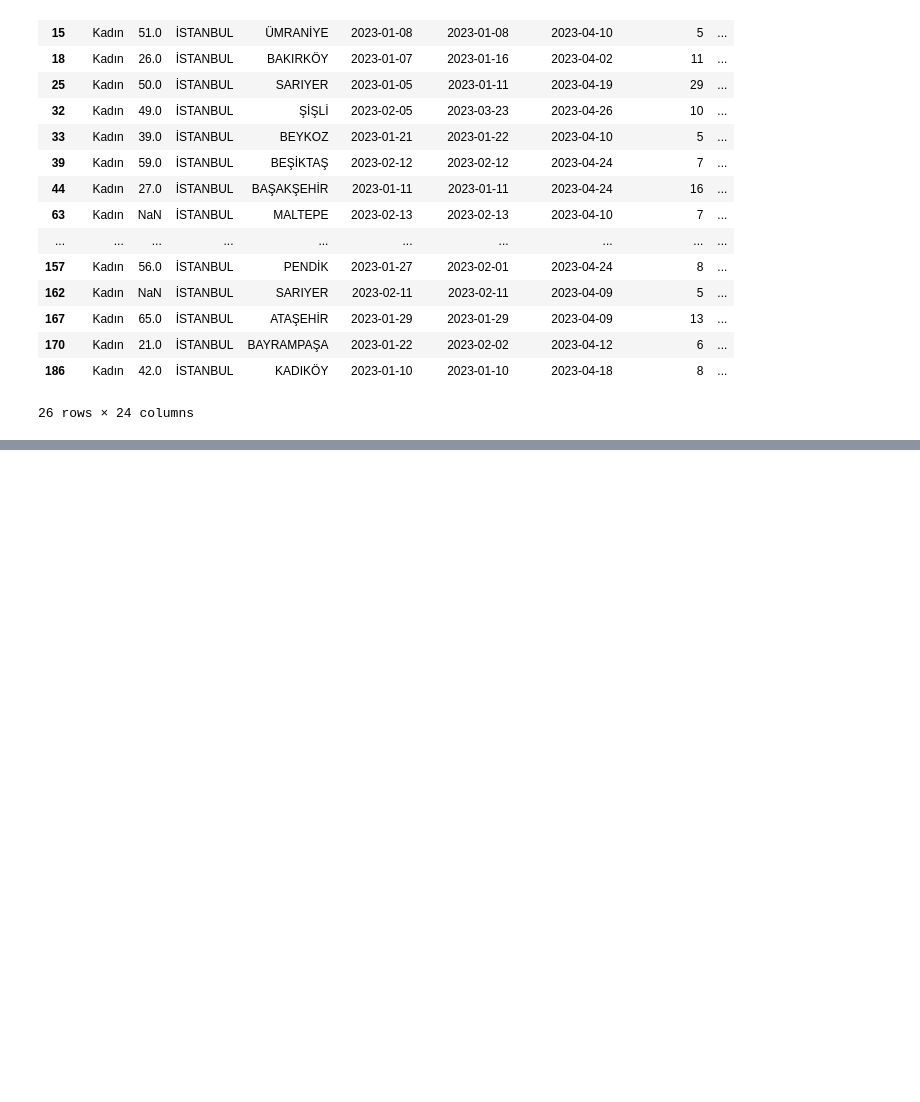
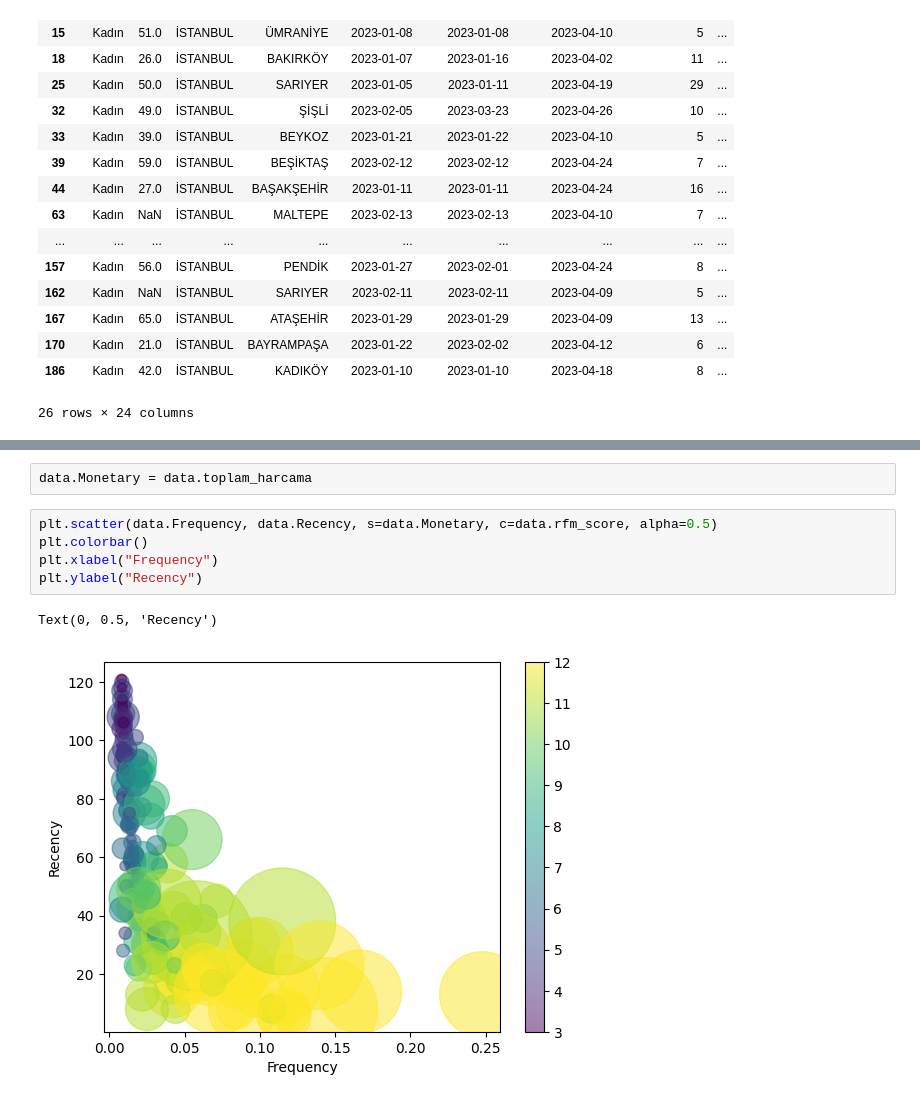
Before and after one commit to OFAslan/Python_Simple_Projects, a Jupyter notebook: YS_ADS_June14_July12_July26.ipynb, the cells around one changed output, grey strips where cells are left out. Cells and saved outputs as stored; diff of their text form; blank space fills up the shorter version.

```diff
--- a/YS_ADS_June14_July12_July26.ipynb
+++ b/YS_ADS_June14_July12_July26.ipynb
@@ -519,0 +582,10 @@ pd.pivot_table(VIP_users, values="AOV",index="gmm_clusters", columns="cluster",
+# %%
+data.Monetary = data.toplam_harcama
+# %%
+plt.scatter(data.Frequency, data.Recency, s=data.Monetary, c=data.rfm_score, alpha=0.5)
+plt.colorbar()
+plt.xlabel("Frequency")
+plt.ylabel("Recency")
+# %% [output]
+Text(0, 0.5, 'Recency')
+[figure, added]
```
Also changed, not shown: parts of 19 cells of this notebook.
